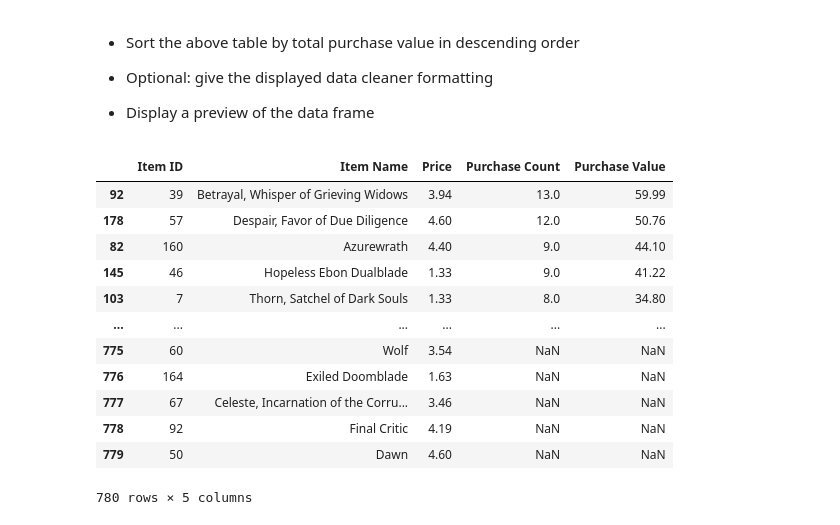
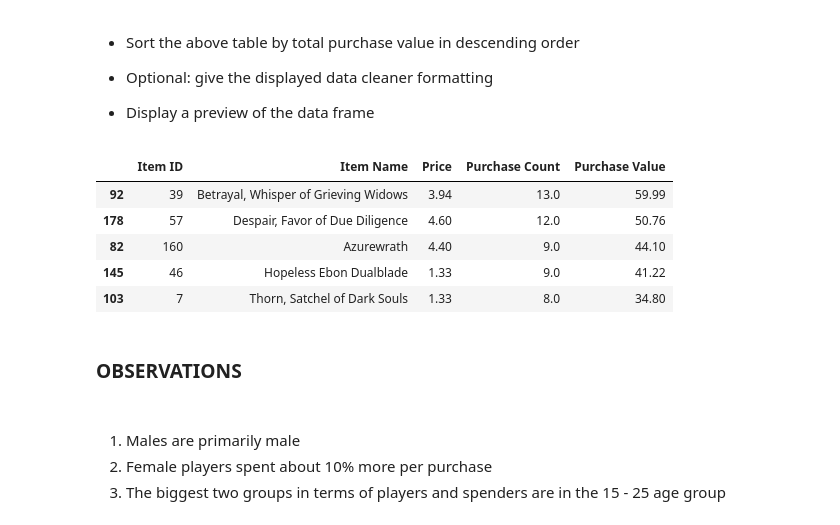
Before and after one commit to jhurley684/04_pandas-Heroes_of_Pymoli, a Jupyter notebook: Instructions/HeroesOfPymoli/HeroesOfPymoli_starter.ipynb, the cells around one changed output. Cells and saved outputs as stored; diff of their text form; code cells hidden in the pictures.

Commit message:
Final with data observations

```diff
--- a/Instructions/HeroesOfPymoli/HeroesOfPymoli_starter.ipynb
+++ b/Instructions/HeroesOfPymoli/HeroesOfPymoli_starter.ipynb
@@ -387,20 +375,20 @@ summary_frame
 # %%
 # Sort to show the purchase value in decending order to show most profitable first
 summary_frame = summary_frame.sort_values('Purchase Value', ascending = False)
 
 # Display Preview frame
-summary_frame
+summary_frame.head()
 # %% [output]
 |  | Item ID | Item Name | Price | Purchase Count | Purchase Value |
 | 92 | 39 | Betrayal, Whisper of Grieving Widows | 3.94 | 13.0 | 59.99 |
 | 178 | 57 | Despair, Favor of Due Diligence | 4.60 | 12.0 | 50.76 |
 | 82 | 160 | Azurewrath | 4.40 | 9.0 | 44.10 |
 | 145 | 46 | Hopeless Ebon Dualblade | 1.33 | 9.0 | 41.22 |
 | 103 | 7 | Thorn, Satchel of Dark Souls | 1.33 | 8.0 | 34.80 |
-| ... | ... | ... | ... | ... | ... |
-| 775 | 60 | Wolf | 3.54 | NaN | NaN |
-| 776 | 164 | Exiled Doomblade | 1.63 | NaN | NaN |
-| 777 | 67 | Celeste, Incarnation of the Corru... | 3.46 | NaN | NaN |
-| 778 | 92 | Final Critic | 4.19 | NaN | NaN |
-| 779 | 50 | Dawn | 4.60 | NaN | NaN |
-780 rows × 5 columns
+# %% [markdown]
+### OBSERVATIONS
+# %% [markdown]
+######
+1) Males are primarily male
+2) Female players spent about 10% more per purchase
+3) The biggest two groups in terms of players and spenders are in the 15 - 25 age group
```
Also changed, not shown: parts of 3 cells of this notebook.
